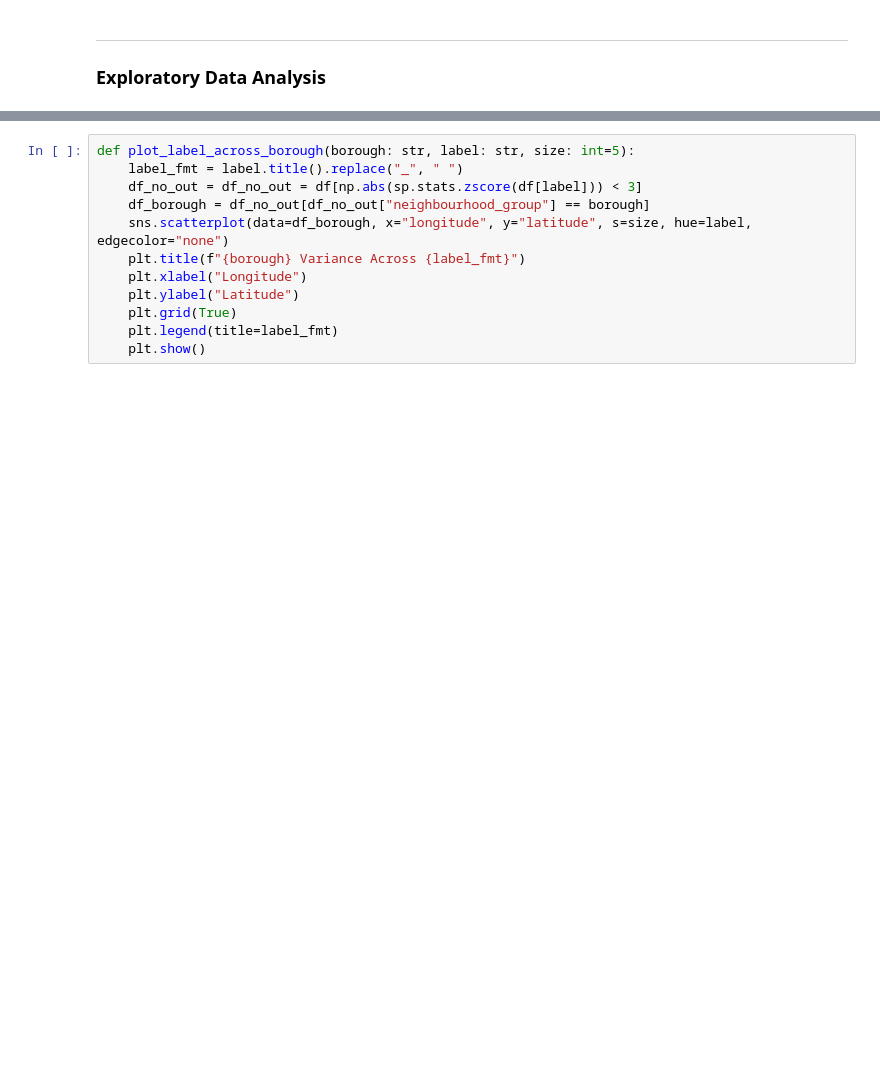
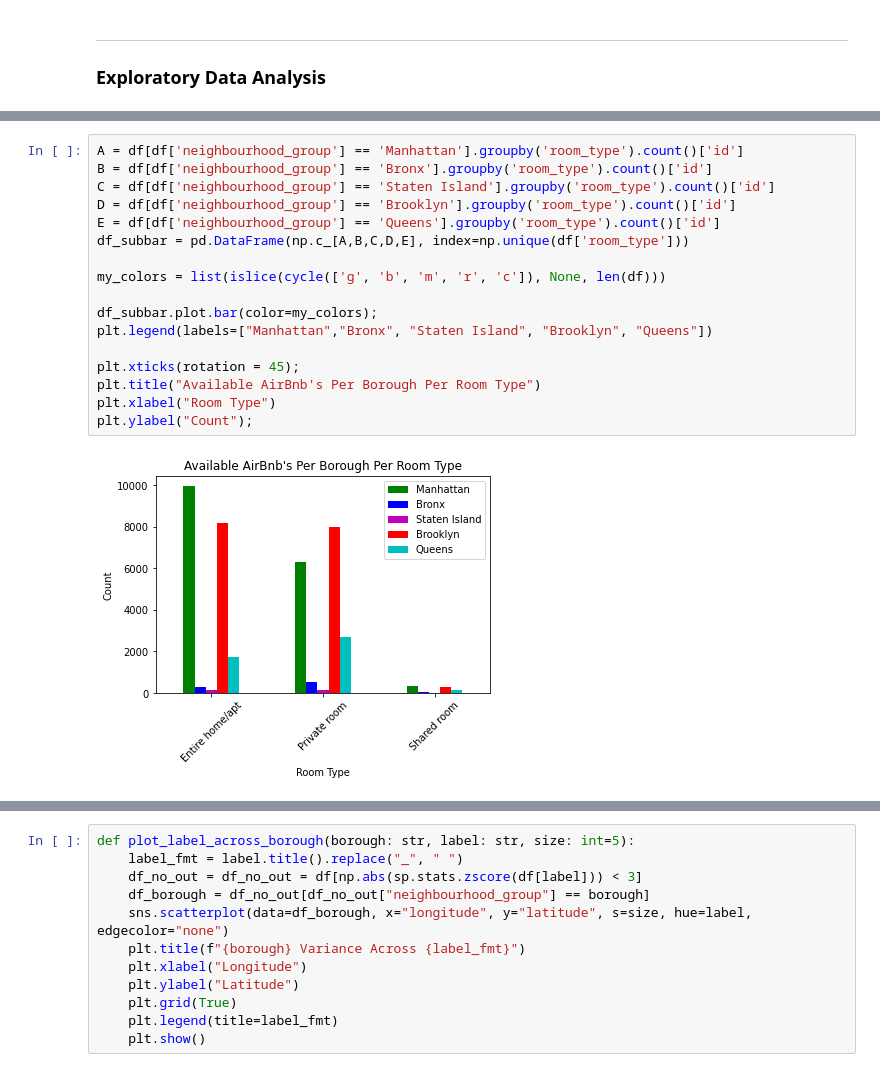
Before and after one commit to amitsarvate/csci_2000_final_project_take_2, a Jupyter notebook: tech-report-final.ipynb, the cells around one changed output, grey strips where cells are left out. Drawn from its saved outputs; the diff is of its cells as text; blank space fills up the shorter version.

```diff
--- a/tech-report-final.ipynb
+++ b/tech-report-final.ipynb
@@ -236,0 +261,19 @@ None
+# %%
+A = df[df['neighbourhood_group'] == 'Manhattan'].groupby('room_type').count()['id']
+B = df[df['neighbourhood_group'] == 'Bronx'].groupby('room_type').count()['id']
+C = df[df['neighbourhood_group'] == 'Staten Island'].groupby('room_type').count()['id']
+D = df[df['neighbourhood_group'] == 'Brooklyn'].groupby('room_type').count()['id']
+E = df[df['neighbourhood_group'] == 'Queens'].groupby('room_type').count()['id']
+df_subbar = pd.DataFrame(np.c_[A,B,C,D,E], index=np.unique(df['room_type']))
+
+my_colors = list(islice(cycle(['g', 'b', 'm', 'r', 'c']), None, len(df)))
+
+df_subbar.plot.bar(color=my_colors);
+plt.legend(labels=["Manhattan","Bronx", "Staten Island", "Brooklyn", "Queens"])
+
+plt.xticks(rotation = 45);
+plt.title("Available AirBnb's Per Borough Per Room Type")
+plt.xlabel("Room Type")
+plt.ylabel("Count");
+# %% [output]
+[figure, added]
```
Also changed, not shown: parts of 21 cells of this notebook.
